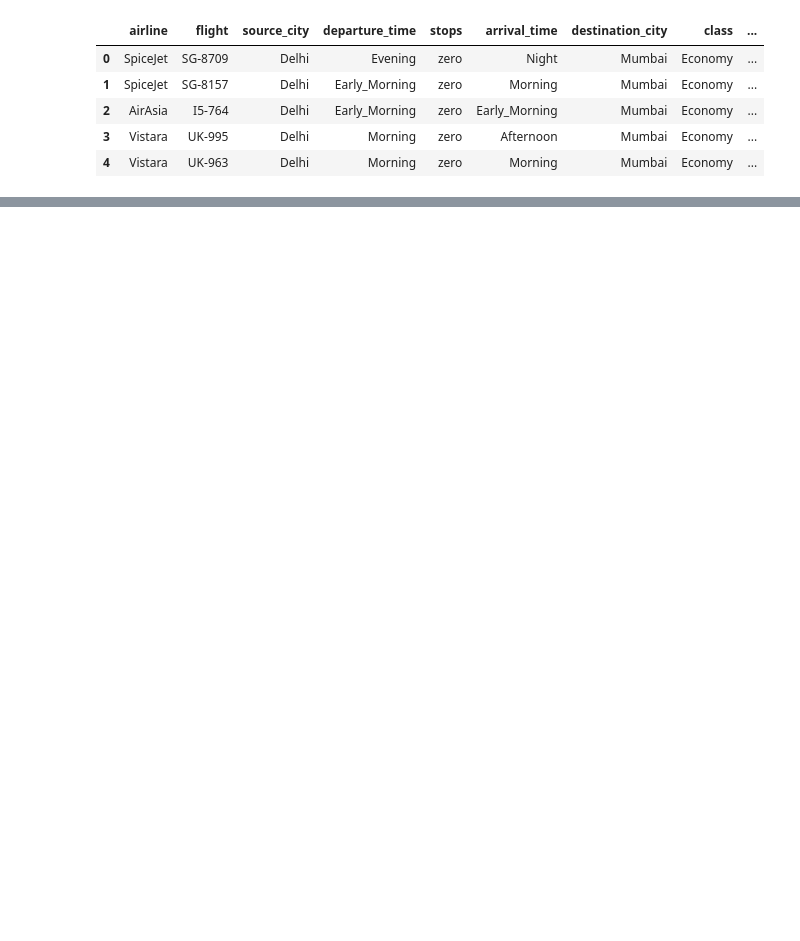
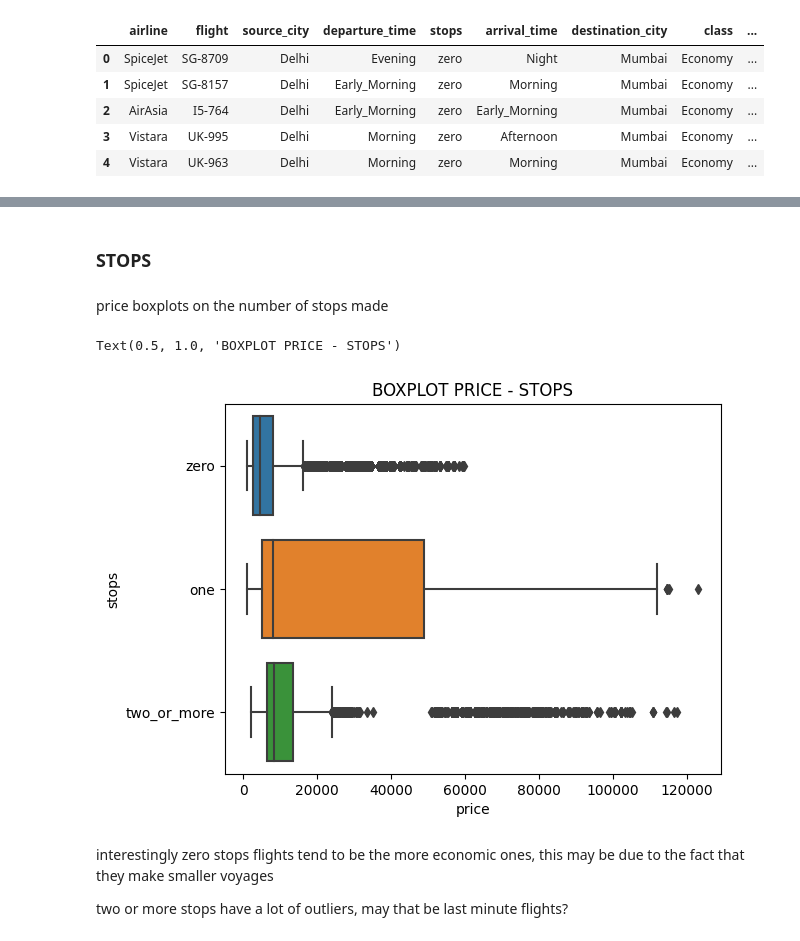
Before and after one commit to baldogiovine/763691, a Jupyter notebook: flights_provola.ipynb, the cells around one changed output, grey strips where cells are left out. Drawn from its saved outputs; the diff is of its cells as text; code cells hidden in the pictures; blank space fills up the shorter version.

```diff
--- a/flights_provola.ipynb
+++ b/flights_provola.ipynb
@@ -39,0 +102,15 @@ sn
+# %% [markdown]
+### STOPS
+# %% [markdown]
+price boxplots on the number of stops made
+# %%
+sns.boxplot(data=df, x='price', y='stops')
+plt.title('BOXPLOT PRICE - STOPS')
+# %% [output]
+Text(0.5, 1.0, 'BOXPLOT PRICE - STOPS')
+[figure, added]
+# %% [markdown]
+interestingly zero stops flights tend to be the more economic ones, this may be due to the fact that they make smaller voyages
+
+
+two or more stops have a lot of outliers, may that be last minute flights?
```
Also changed, not shown: parts of 34 cells of this notebook.
